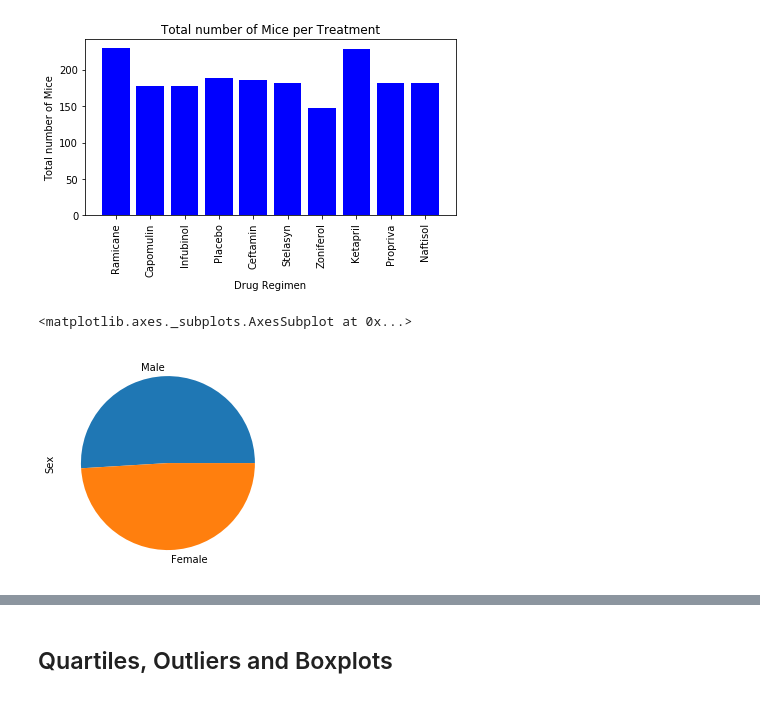
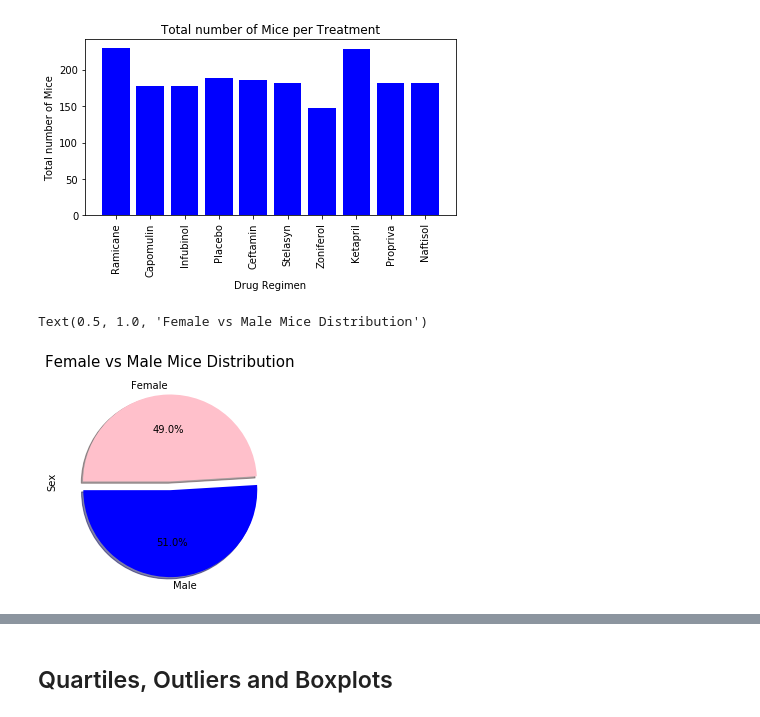
Before and after one commit to UoT-Bootcamp/Python-Matplotlib-Challenge, a Jupyter notebook: 05-Matplotlib_Homework_Instructions_Pymaceuticals_pymaceuticals_starter.ipynb, the cells around one changed output, grey strips where cells are left out. Saved outputs shown, nothing was run; the diff lists cells and outputs as text; code cells hidden in the pictures.

```diff
--- a/05-Matplotlib_Homework_Instructions_Pymaceuticals_pymaceuticals_starter.ipynb
+++ b/05-Matplotlib_Homework_Instructions_Pymaceuticals_pymaceuticals_starter.ipynb
@@ -249,10 +215,15 @@ plt.show()
 [figure]
 # %%
 # Generate a pie plot showing the distribution of female versus male mice using pandas
+color = ["blue", "pink"]
+explode = [0.10, 0]
+mice_gender = clean_df["Sex"].value_counts()
+mice_gender.plot(kind = "pie", autopct="%1.1f%%", colors = color, explode = explode, shadow = True, startangle = 180)
+plt.title("Female vs Male Mice Distribution", fontsize = 15)
+# plt.axis = "equal"
+# plt.axis = "off"
 
-
-male_female_mice = clean_df["Sex"].value_counts()
-male_female_mice.plot(kind = "pie")
+# figsize = (30,4)
 # %% [output]
-<matplotlib.axes._subplots.AxesSubplot at 0x...>
+Text(0.5, 1.0, 'Female vs Male Mice Distribution')
-[figure, old version]
+[figure, new version]
```
Also changed, not shown: parts of 9 cells of this notebook.
